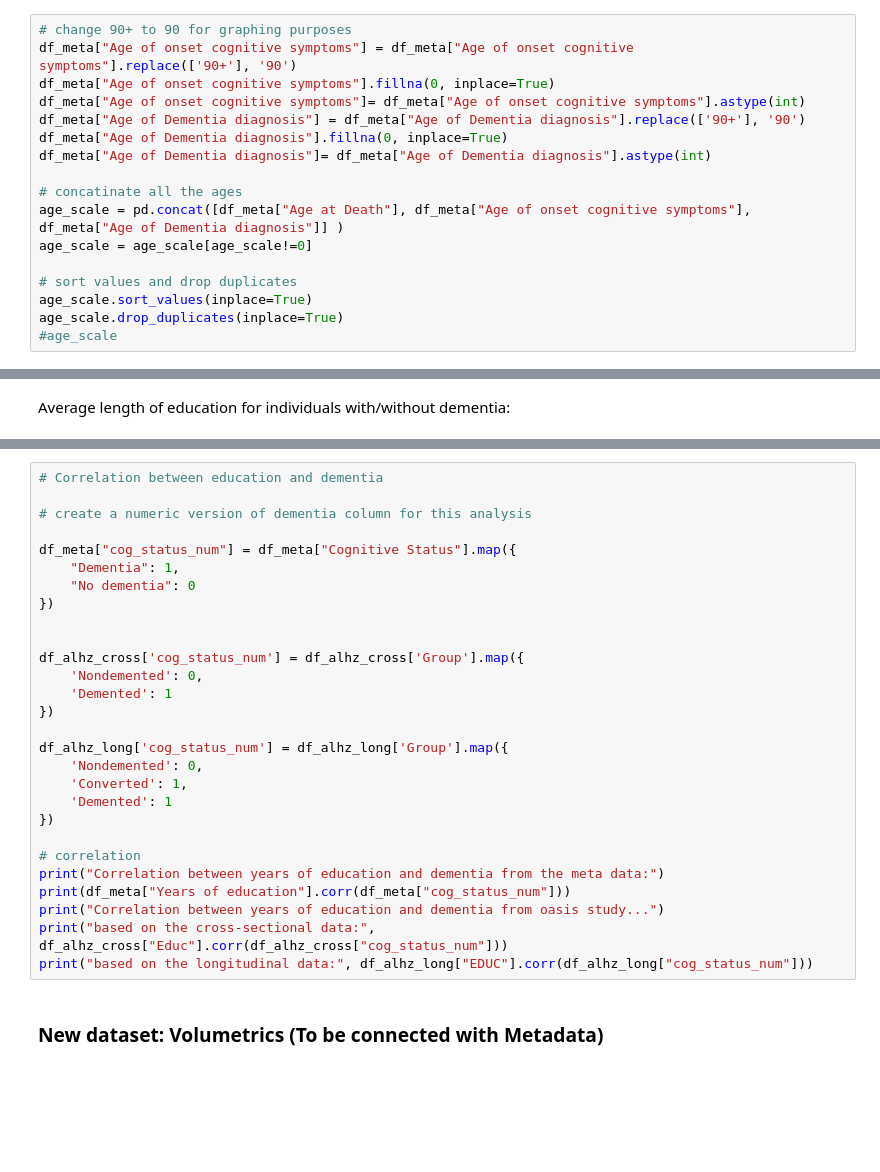
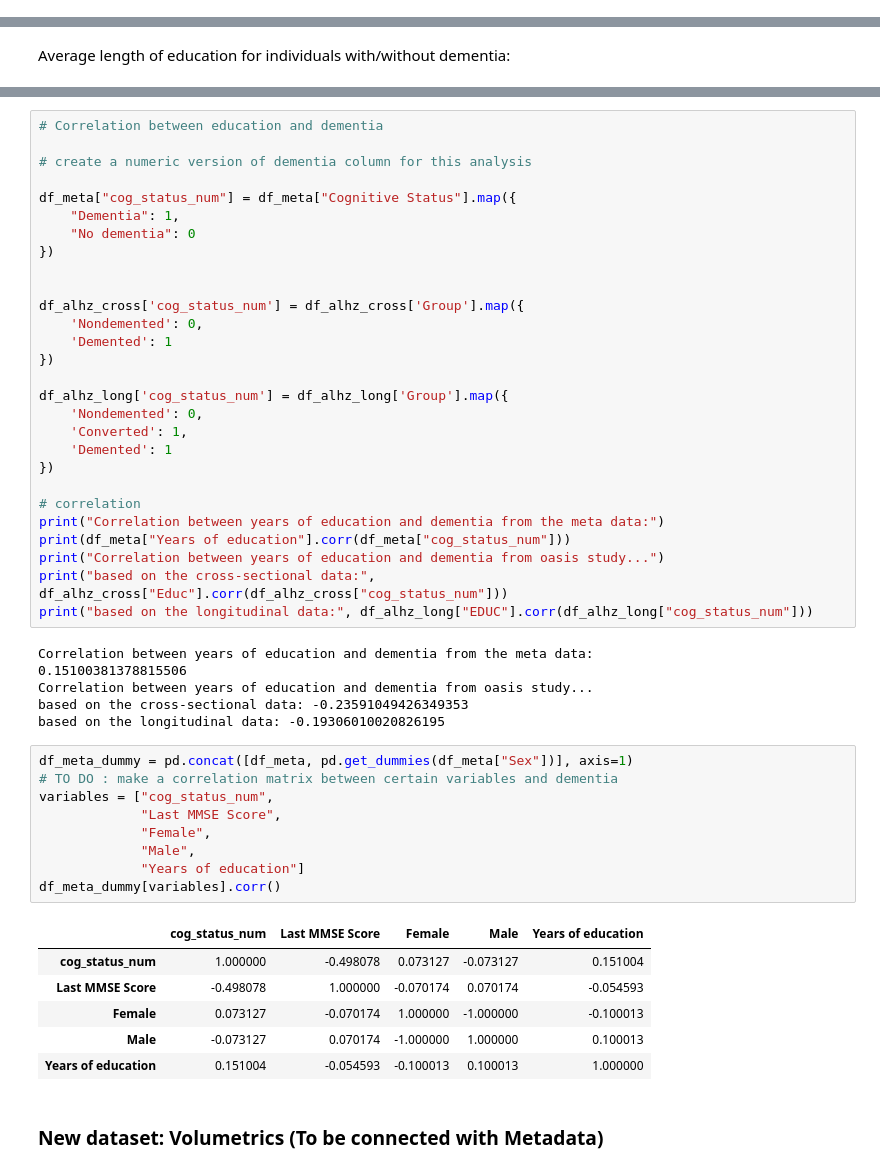
Before and after one commit to marisalong/marisalong.github.io, a Jupyter notebook: DataSciMilestone02.ipynb, the cells around one changed output, grey strips where cells are left out. Drawn from its saved outputs; the diff is of its cells as text; blank space fills up the shorter version.

```diff
--- a/DataSciMilestone02.ipynb
+++ b/DataSciMilestone02.ipynb
@@ -405,17 +403,0 @@ Based on this exploratory graph, there are several observations that can be made
-# %%
-# change 90+ to 90 for graphing purposes
-df_meta["Age of onset cognitive symptoms"] = df_meta["Age of onset cognitive symptoms"].replace(['90+'], '90')
-df_meta["Age of onset cognitive symptoms"].fillna(0, inplace=True)
-df_meta["Age of onset cognitive symptoms"]= df_meta["Age of onset cognitive symptoms"].astype(int)
-df_meta["Age of Dementia diagnosis"] = df_meta["Age of Dementia diagnosis"].replace(['90+'], '90')
-df_meta["Age of Dementia diagnosis"].fillna(0, inplace=True)
-df_meta["Age of Dementia diagnosis"]= df_meta["Age of Dementia diagnosis"].astype(int)
-
-# concatinate all the ages
-age_scale = pd.concat([df_meta["Age at Death"], df_meta["Age of onset cognitive symptoms"], df_meta["Age of Dementia diagnosis"]] )
-age_scale = age_scale[age_scale!=0]
-
-# sort values and drop duplicates
-age_scale.sort_values(inplace=True)
-age_scale.drop_duplicates(inplace=True)
-#age_scale
@@ -508,6 +494,28 @@ print(df_meta["Years of education"].corr(df_meta["cog_status_num"]))
 print("Correlation between years of education and dementia from oasis study...")
 print("based on the cross-sectional data:", df_alhz_cross["Educ"].corr(df_alhz_cross["cog_status_num"]))
 print("based on the longitudinal data:", df_alhz_long["EDUC"].corr(df_alhz_long["cog_status_num"]))
+# %% [output]
+Correlation between years of education and dementia from the meta data:
+0.15100381378815506
+Correlation between years of education and dementia from oasis study...
+based on the cross-sectional data: -0.23591049426349353
+based on the longitudinal data: -0.19306010020826195
+# %%
+df_meta_dummy = pd.concat([df_meta, pd.get_dummies(df_meta["Sex"])], axis=1)
+# TO DO : make a correlation matrix between certain variables and dementia
+variables = ["cog_status_num",
+             "Last MMSE Score",
+             "Female",
+             "Male",
+             "Years of education"]
+df_meta_dummy[variables].corr()
+# %% [output]
+|  | cog_status_num | Last MMSE Score | Female | Male | Years of education |
+| cog_status_num | 1.000000 | -0.498078 | 0.073127 | -0.073127 | 0.151004 |
+| Last MMSE Score | -0.498078 | 1.000000 | -0.070174 | 0.070174 | -0.054593 |
+| Female | 0.073127 | -0.070174 | 1.000000 | -1.000000 | -0.100013 |
+| Male | -0.073127 | 0.070174 | -1.000000 | 1.000000 | 0.100013 |
+| Years of education | 0.151004 | -0.054593 | -0.100013 | 0.100013 | 1.000000 |
 # %% [markdown]
 ### New dataset: Volumetrics (To be connected with Metadata)
 # %%
```
Also changed, not shown: parts of 10 cells of this notebook.
